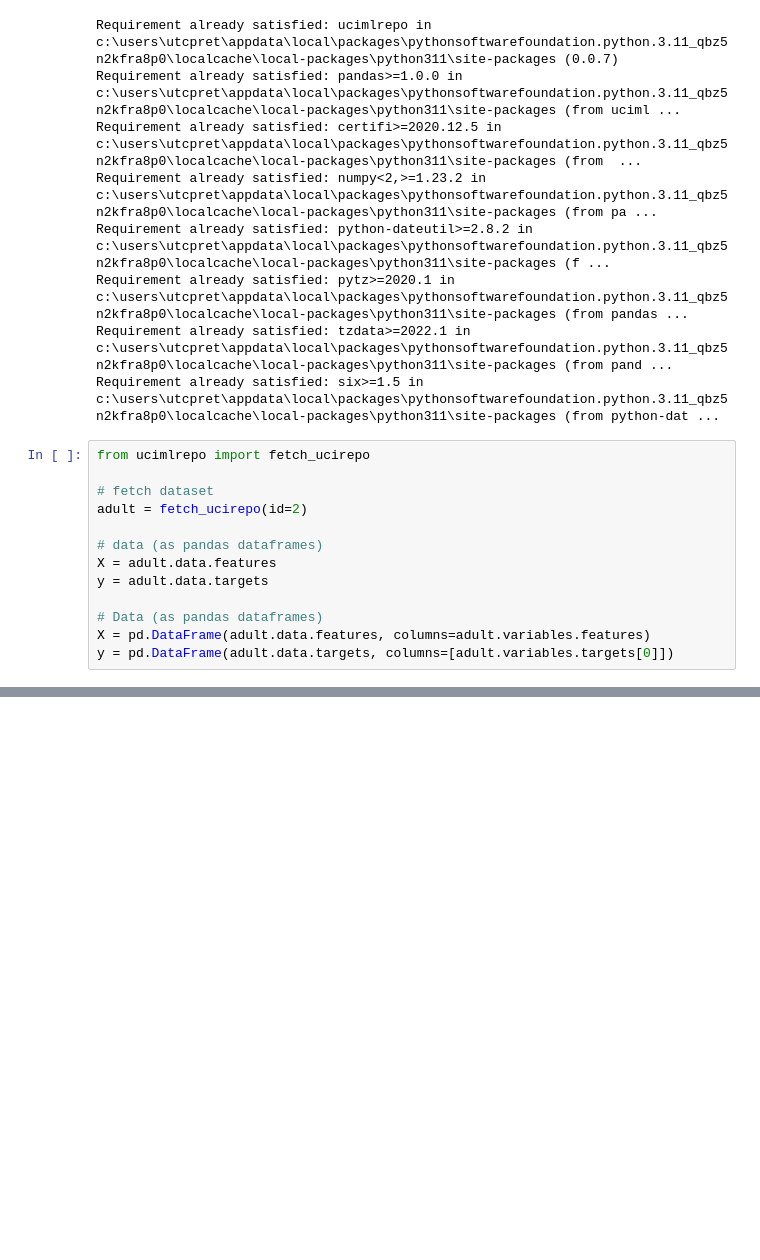
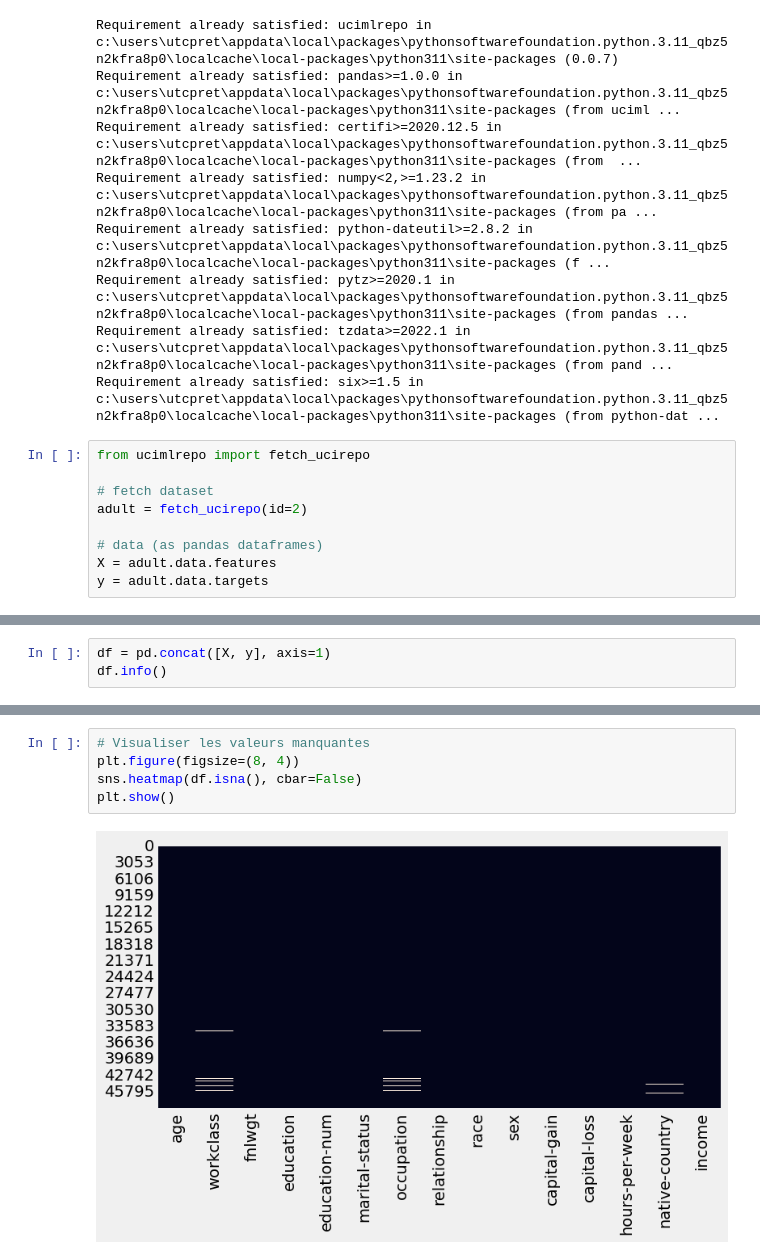
Before and after one commit to jrafei/income-prediction, a Jupyter notebook: notebooks/exploration.ipynb, the cells around one changed output, grey strips where cells are left out. Cells and saved outputs as stored; diff of their text form; blank space fills up the shorter version.

```diff
--- a/notebooks/exploration.ipynb
+++ b/notebooks/exploration.ipynb
@@ -78,7 +78,3 @@ adult = fetch_ucirepo(id=2)
 # data (as pandas dataframes)
 X = adult.data.features
 y = adult.data.targets
-
-# Data (as pandas dataframes)
-X = pd.DataFrame(adult.data.features, columns=adult.variables.features)
-y = pd.DataFrame(adult.data.targets, columns=[adult.variables.targets[0]])
@@ -102,0 +273,3 @@ y = pd.DataFrame(adult.data.targets, columns=[adult.variables.targets[0]])
+# %%
+df = pd.concat([X, y], axis=1)
+df.info()
@@ -102,0 +313,7 @@ y = pd.DataFrame(adult.data.targets, columns=[adult.variables.targets[0]])
+# %%
+# Visualiser les valeurs manquantes
+plt.figure(figsize=(8, 4))
+sns.heatmap(df.isna(), cbar=False)
+plt.show()
+# %% [output]
+[figure, added]
```
Also changed, not shown: parts of 8 cells of this notebook.
